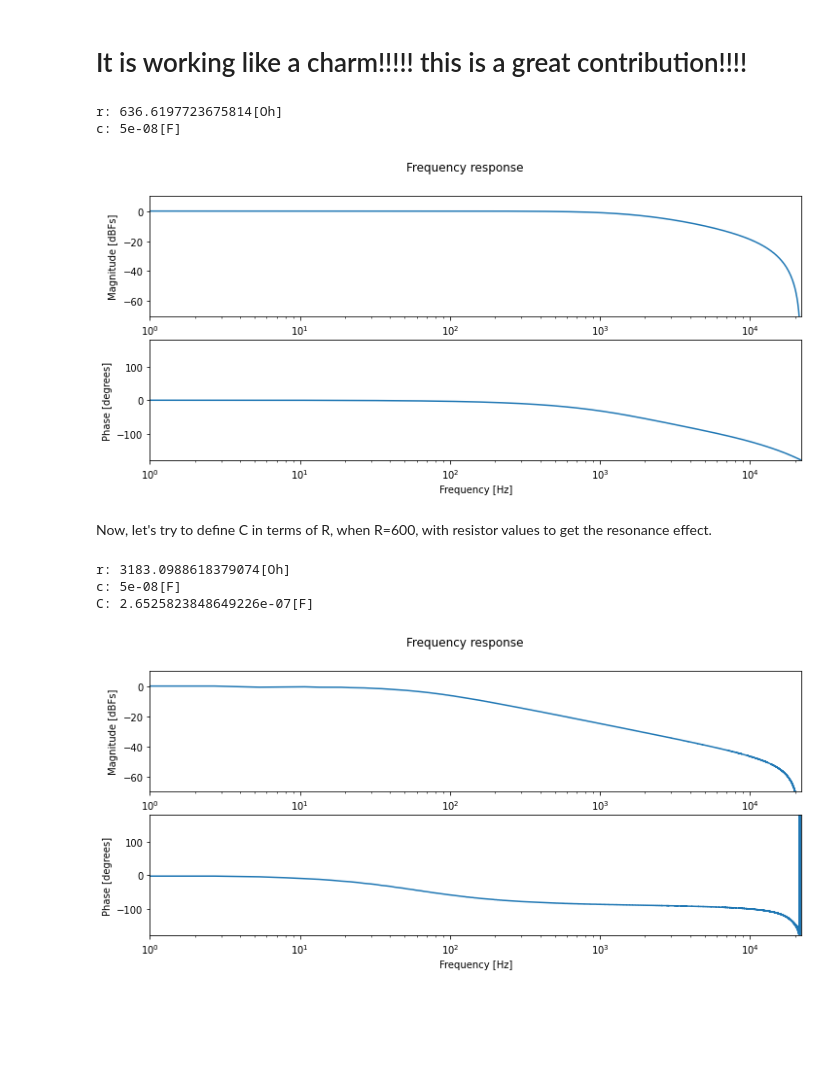
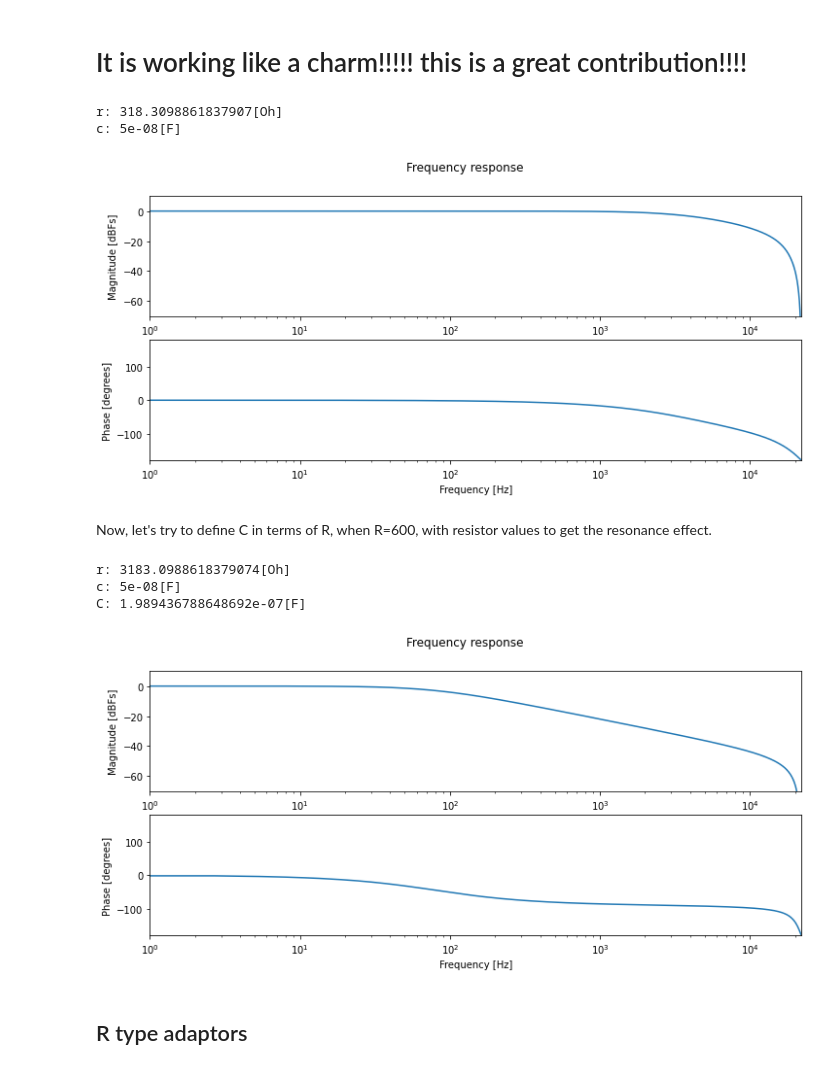
Before and after one commit to gusanthon/diode-clipper-wdf, a Jupyter notebook: juce-based-diode-clipper-wdf-fixed.ipynb, the cells around one changed output. Cells and saved outputs as stored; diff of their text form; code cells hidden in the pictures; blank space fills up the shorter version.

```diff
--- a/juce-based-diode-clipper-wdf-fixed.ipynb
+++ b/juce-based-diode-clipper-wdf-fixed.ipynb
@@ -146,9 +147,6 @@ class baseWDF(object):
         self.parent = None
 
     def connect_to_parent(self,p):
-        self.parent = p
-
-    def connect_to_node(self,p):
         self.parent = p
 
     def calcImpedance(self):
@@ -167,14 +165,11 @@ class baseWDF(object):
 class RootWDF(baseWDF):
     def __init__(self):
         baseWDF.__init__(self)
+        self.next = 0
 
     def connectToParent(self,p):
         pass
 
-    def connect_to_node(self,next):
-        self.next = 0
-        next.connect_to_node(self)
-
     def propogateImpedanceChange(self):
         self.calcImpedance()
 # %%
@@ -306,7 +295,7 @@ class parallel_adaptor(baseWDF):
         self.p1.propogate_reflected_wave()
         self.p2.propogate_reflected_wave()
         self.bDiff = self.p2.b - self.p1.b
-        self.bTemp = 0 - self.port1Reflect * self.bDiff
+        self.bTemp = - self.port1Reflect * self.bDiff
         self.b = self.p2.b + self.bTemp
         return self.b
 # %%
@@ -334,7 +323,7 @@ class series_adaptor(baseWDF):
         self.a = a
 
     def propogate_reflected_wave(self):
-        self.b = 0 - (self.p1.propogate_reflected_wave() + self.p2.propogate_reflected_wave())
+        self.b =  - (self.p1.propogate_reflected_wave() + self.p2.propogate_reflected_wave())
         return self.b
 # %%
 # polarity inverter
@@ -658,43 +647,39 @@ Far from it. Because we set the port resistance equal to the physical resistance
 # %% [markdown]
 # It is working like a charm!!!!! this is a great contribution!!!!
 # %%
-fs = 44100
-f = 1000
-ampm = 1
-t = .5
 
 output = np.zeros(len(test_signal))
 
-cutoff = 5000
+cutoff = 10000
 c = 5e-8
 r = 1 / (2. * np.pi * cutoff * c)
 print(f"r: {r}[Oh]")
 print(f"c: {c}[F]")
 
 R1 = Resistor(r)
 R2 = Resistor(r)
 
 C1 = Capacitor(c, fs)
 C2 = Capacitor(c, fs)
 
 S1 = series_adaptor(R2, C2)
 P1 = parallel_adaptor(C1, S1)
 S2 = series_adaptor(R1, P1)
 
 Vs = ideal_voltage_source(P1)
 
 for i in range(len(test_signal)):
   Vs.set_voltage(test_signal[i])
   Vs.accept_incident_wave(S2.propogate_reflected_wave())
   S2.accept_incident_wave(Vs.propogate_reflected_wave())
   y = C2.wave_to_voltage()
   output[i] = y
 
 plot_freqz(output, fs)
 # %% [output]
-r: 636.6197723675814[Oh]
+r: 318.3098861837907[Oh]
 c: 5e-08[F]
-[figure, old version]
+[figure, new version]
 # %% [markdown]
 Now, let's try to define C in terms of R, when R=600, with resistor values to get the resonance effect.
 # %%
@@ -704,7 +689,7 @@ r = 1 / (2. * np.pi * cutoff * c)
 print(f"r: {r}[Oh]")
 print(f"c: {c}[F]")
 
-Z = 600
+Z = 800
 C = (1 / Z) / (2. * np.pi * cutoff)
 
 print(f"C: {C}[F]")
@@ -727,12 +712,15 @@ for i in range(len(test_signal)):
   Vs.set_voltage(test_signal[i])
   Vs.accept_incident_wave(S2.propogate_reflected_wave())
   S2.accept_incident_wave(Vs.propogate_reflected_wave())
-  y = C2.wave_to_voltage()
-  output[i] = y
+  output[i] = C2.wave_to_voltage()
+
+  # output[i] = y
 
 plot_freqz(output, fs)
 # %% [output]
 r: 3183.0988618379074[Oh]
 c: 5e-08[F]
-C: 2.6525823848649226e-07[F]
+C: 1.989436788648692e-07[F]
-[figure, old version]
+[figure, new version]
+# %% [markdown]
+## R type adaptors
```
Also changed, not shown: parts of 7 cells of this notebook.
